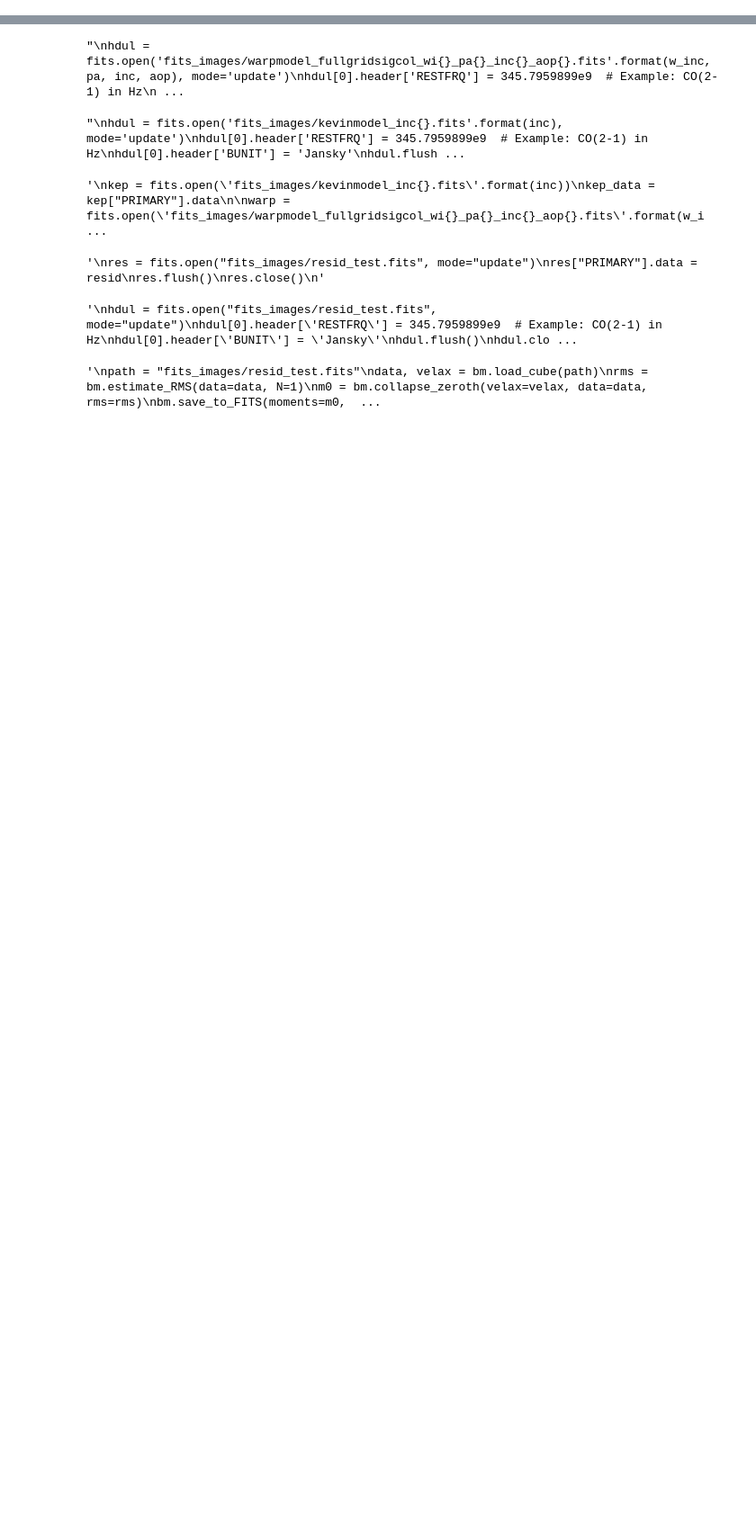
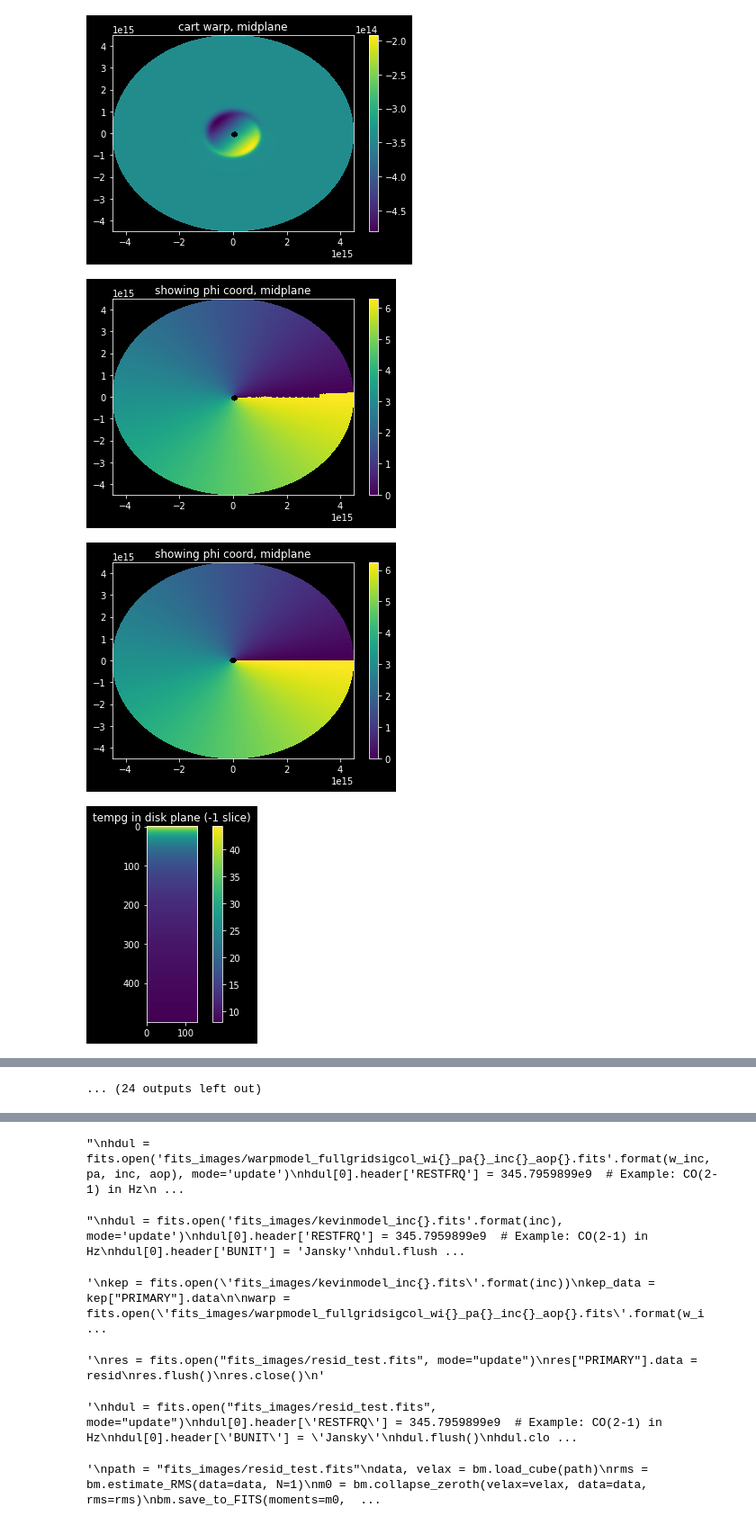
Before and after one commit to theochawla/49ceti_warpmodel, a Jupyter notebook: Warp/warp_edgeon_troubleshoot/runcode.ipynb, the cells around one changed output, grey strips where cells are left out. Shown at 90% size. Saved outputs shown, nothing was run; the diff lists cells and outputs as text; code cells hidden in the pictures; blank space fills up the shorter version.

Commit message:
moved warp to set_structure and interpolating temp, density, vel. Working well, need to think about z-symmetry

```diff
--- a/Warp/warp_edgeon_troubleshoot/runcode.ipynb
+++ b/Warp/warp_edgeon_troubleshoot/runcode.ipynb
@@ -14,2 +16,10 @@ pa = 90
 w_r0_param = 70
 aop = 0
+# %%
+#t = tgrid.Disk(Tmid0=14, sigbound=[1e-3,np.inf],zmax=30, McoG=1e-4, Aout=300.,incl=inc, aop=aop, w_i=w_inc, w_r0=w_r0_param,w_dr=40,w_pa=pa)
+s = set_structure.Disk(Tmid0=14, sigbound=[1e-3,np.inf],zmax=30, McoG=1e-4, Aout=300.,incl=inc, aop=aop, w_i=w_inc, w_r0=w_r0_param,w_dr=40,w_pa=pa)
+# %% [output]
+[figure, added]
+[figure, added]
+[figure, added]
+[figure, added]
@@ -15,0 +38 @@ aop = 0
+... (24 outputs left out)
```
Also changed, not shown: parts of 11 cells of this notebook, 7 other files.
